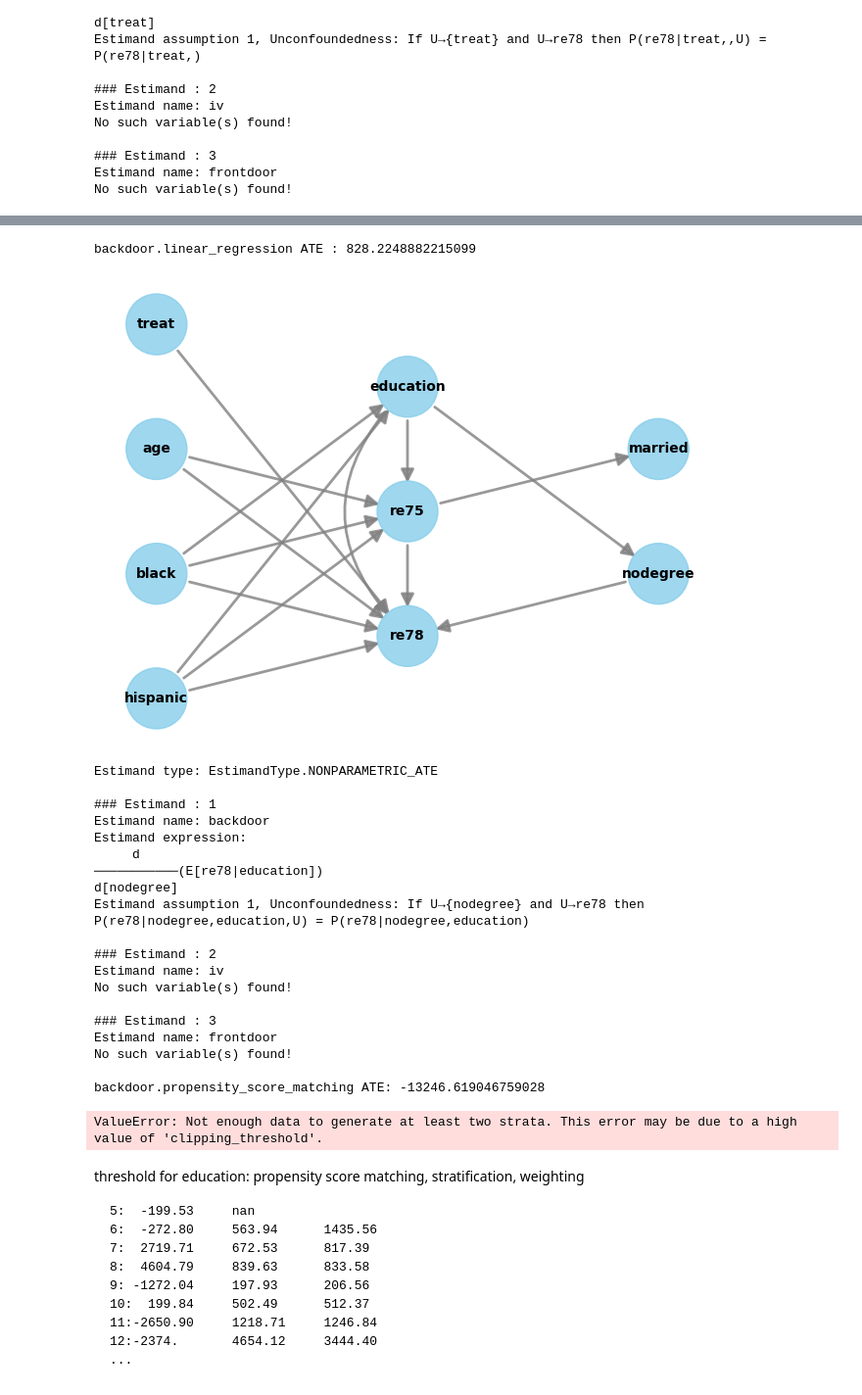
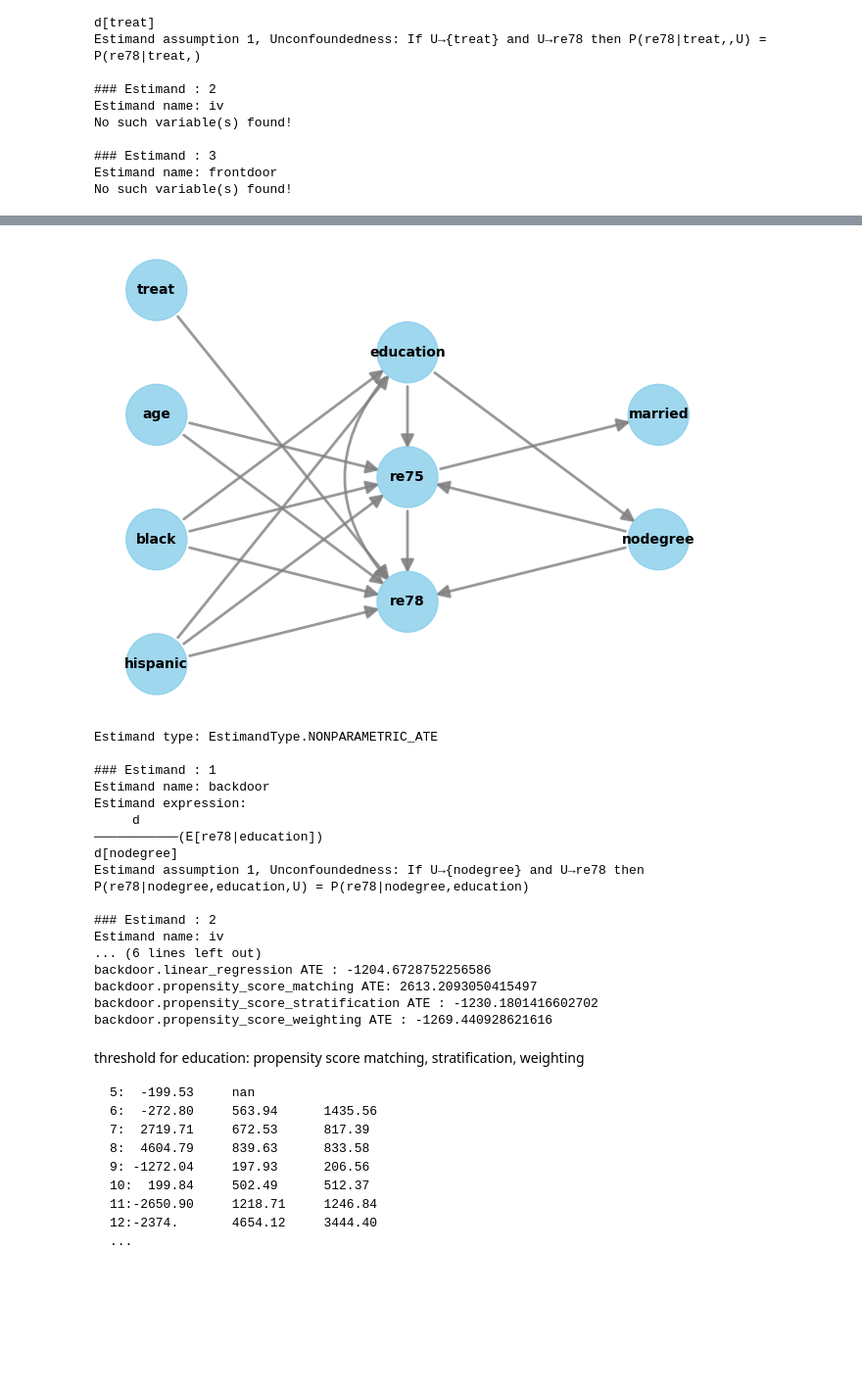
Before and after one commit to sohamchatterjee50/CAUSALITY, a Jupyter notebook: Causal_effect_n_validation.ipynb, the cells around one changed output, grey strips where cells are left out. Shown at 98% size. Saved outputs shown, nothing was run; the diff lists cells and outputs as text; code cells hidden in the pictures; blank space fills up the shorter version.

````diff
--- a/Causal_effect_n_validation.ipynb
+++ b/Causal_effect_n_validation.ipynb
@@ -101,41 +101,37 @@ identifier.identify_backdoor(model._graph._graph, model._treatment, model._outco
  {'backdoor_set': ('re75',)}]
-# %%
-# Estimating treatment effect with vaious methods
-
-estimate_linreg = model.estimate_effect(identified_estimand, method_name="backdoor.linear_regression")
-print("backdoor.linear_regression ATE :", estimate_linreg.value)
-# %% [output]
-backdoor.linear_regression ATE : 828.2248882215099
 # %%
 # make treatment variable binary
 data_binary = data.copy()
-# data_binary['education'] = data_binary['education'].apply(lambda x: 1 if x > 12 else 0)
+data_binary['education'] = data_binary['education'].apply(lambda x: 1 if x > 8 else 0)
 display_data = data_binary.copy()
 model=CausalModel(
     data = data_binary,
     treatment='nodegree',
     outcome='re78',
     graph=gml_graph
 )
 model.view_model()
 
 identified_estimand = model.identify_effect()
 
 print(identified_estimand)
 
 identifier = model.identifier
 identifier.identify_backdoor(model._graph._graph, model._treatment, model._outcome, list(model._graph.get_all_nodes(include_unobserved=False)))
 
+estimate_linreg = model.estimate_effect(identified_estimand, method_name="backdoor.linear_regression")
+print("backdoor.linear_regression ATE :", estimate_linreg.value)
+
 estimate_matching = model.estimate_effect(identified_estimand, method_name="backdoor.propensity_score_matching")
 print("backdoor.propensity_score_matching ATE:", estimate_matching.value)
 
 estimate_strat = model.estimate_effect(identified_estimand, method_name="backdoor.propensity_score_stratification")
 print("backdoor.propensity_score_stratification ATE :", estimate_strat.value)
 
 estimate_weight = model.estimate_effect(identified_estimand, method_name="backdoor.propensity_score_weighting")
 print("backdoor.propensity_score_weighting ATE :", estimate_weight.value)
 # %% [output]
-[figure, old version]
+[figure, new version]
 Estimand type: EstimandType.NONPARAMETRIC_ATE
 
 ### Estimand : 1
@@ -148,14 +144,11 @@ Estimand assumption 1, Unconfoundedness: If U→{nodegree} and U→re78 then P(r
 
 ### Estimand : 2
 Estimand name: iv
-No such variable(s) found!
-
-### Estimand : 3
-Estimand name: frontdoor
-No such variable(s) found!
-
-backdoor.propensity_score_matching ATE: -13246.619046759028
+... (6 lines left out)
+backdoor.linear_regression ATE : -1204.6728752256586
+backdoor.propensity_score_matching ATE: 2613.2093050415497
+backdoor.propensity_score_stratification ATE : -1230.1801416602702
+backdoor.propensity_score_weighting ATE : -1269.440928621616
-ValueError: Not enough data to generate at least two strata. This error may be due to a high value of 'clipping_threshold'.
 # %% [markdown]
 threshold for education: propensity score matching, stratification, weighting
 ```
````
Also changed, not shown: parts of 14 cells of this notebook.
